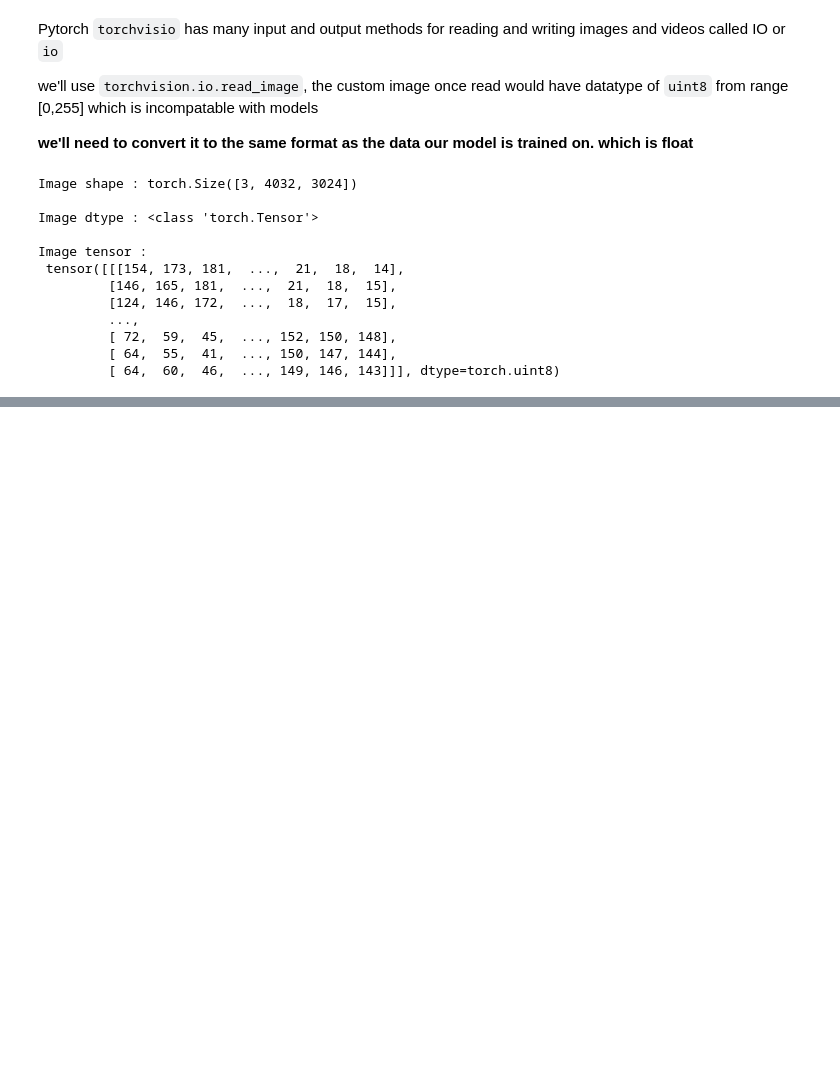
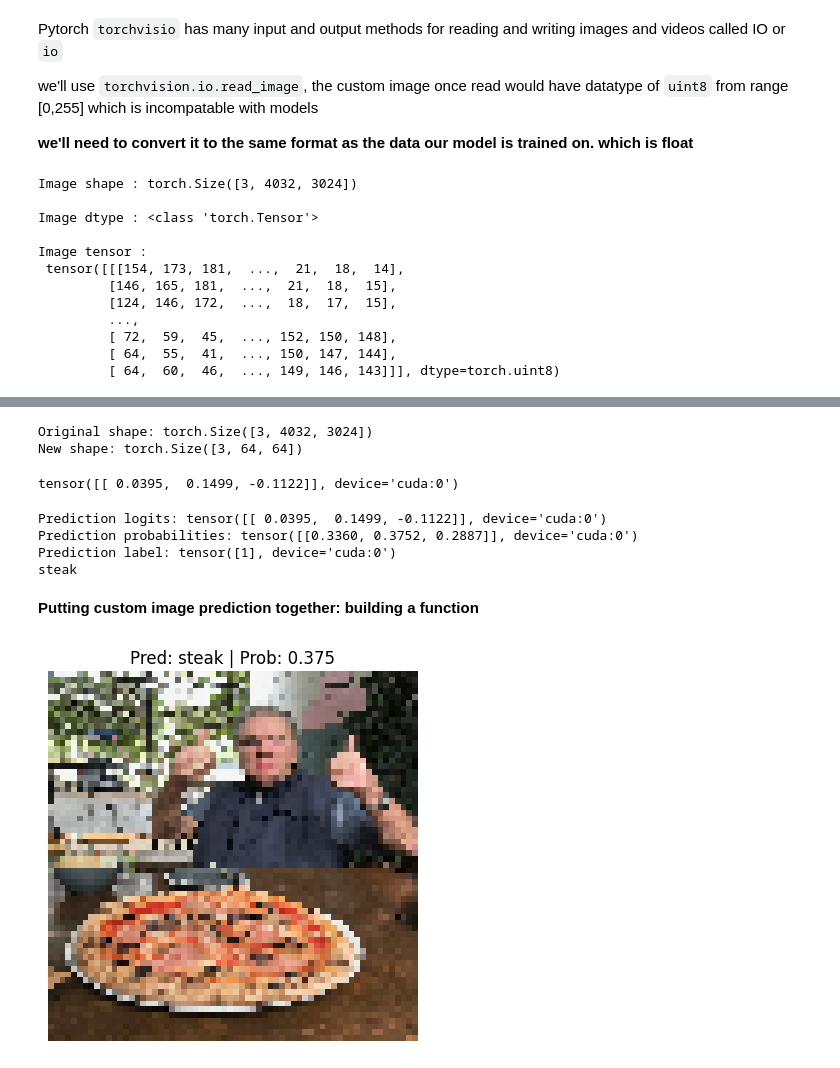
Before and after one commit to kailas711/ZTM-PyTorch, a Jupyter notebook: 04 . PyTorch Custom Datasets.ipynb, the cells around one changed output, grey strips where cells are left out. Saved outputs shown, nothing was run; the diff lists cells and outputs as text; code cells hidden in the pictures; blank space fills up the shorter version.

```diff
--- a/04 . PyTorch Custom Datasets.ipynb
+++ b/04 . PyTorch Custom Datasets.ipynb
@@ -1016,0 +1037,46 @@ Image tensor :
+# %%
+# resize the image
+
+custom_image_transfrom = transforms.Compose([
+    transforms.Resize((64,64))
+])
+
+custom_image_transformed = custom_image_transfrom(custom_image)
+
+# Print out original shape and new shape
+print(f"Original shape: {custom_image.shape}")
+print(f"New shape: {custom_image_transformed.shape}")
+# %% [output]
+Original shape: torch.Size([3, 4032, 3024])
+New shape: torch.Size([3, 64, 64])
+# %%
+# model infernece
+
+model_1.eval()
+with torch.inference_mode():
+    pred = model_1(custom_image_transformed.unsqueeze(dim=0).to(device))
+
+print(pred)
+# %% [output]
+tensor([[ 0.0395,  0.1499, -0.1122]], device='cuda:0')
+# %%
+# Print out prediction logits
+print(f"Prediction logits: {pred}")
+
+# Convert logits -> prediction probabilities (using torch.softmax() for multi-class classification)
+custom_image_pred_probs = torch.softmax(pred, dim=1)
+print(f"Prediction probabilities: {custom_image_pred_probs}")
+
+# Convert prediction probabilities -> prediction labels
+custom_image_pred_label = torch.argmax(custom_image_pred_probs, dim=1)
+print(f"Prediction label: {custom_image_pred_label}")
+
+class_name = train_data.classes[custom_image_pred_label]
+print(class_name)
+# %% [output]
+Prediction logits: tensor([[ 0.0395,  0.1499, -0.1122]], device='cuda:0')
+Prediction probabilities: tensor([[0.3360, 0.3752, 0.2887]], device='cuda:0')
+Prediction label: tensor([1], device='cuda:0')
+steak
+# %% [markdown]
+**Putting custom image prediction together: building a function**
@@ -1016,0 +1127,9 @@ Image tensor :
+# %%
+# Pred on our custom image
+pred_and_plot_image(model=model_1,
+                    image_path=custom_image_path,
+                    class_names=class_names,
+                    transform=custom_image_transfrom,
+                    device=device)
+# %% [output]
+[figure, added]
```
Also changed, not shown: parts of 2 cells of this notebook.
